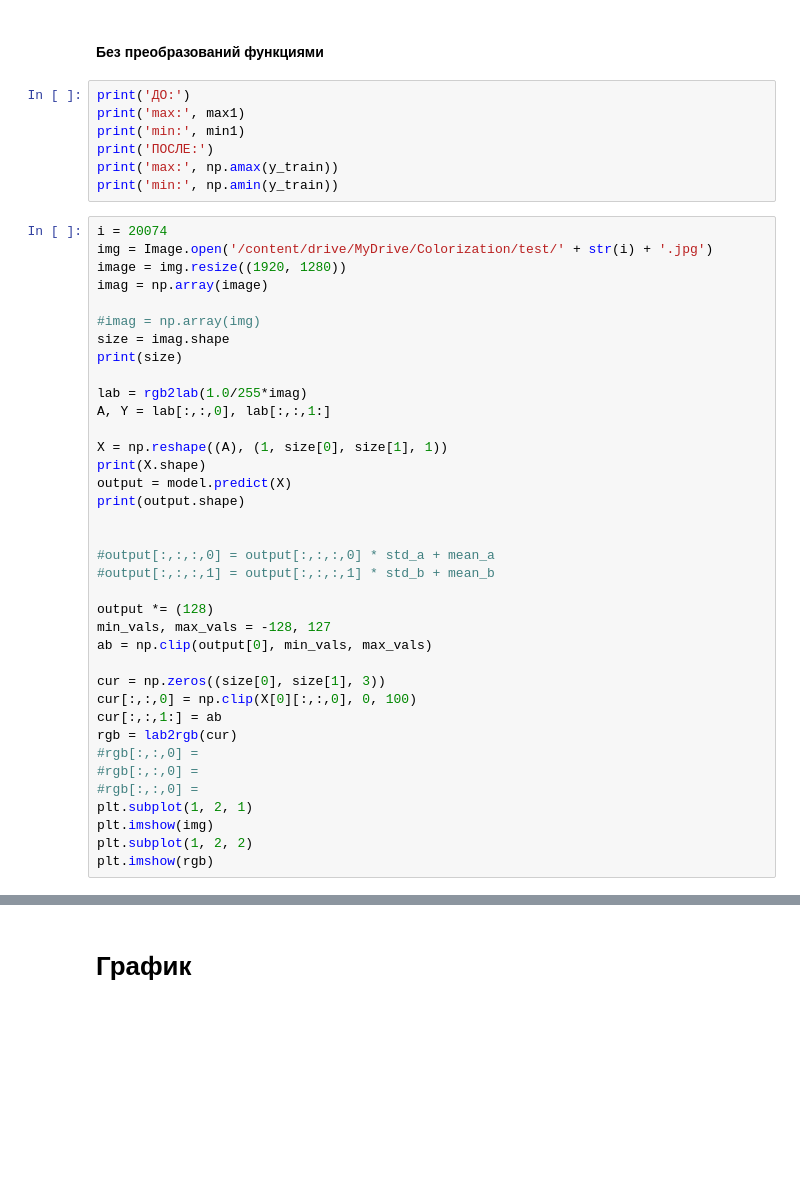
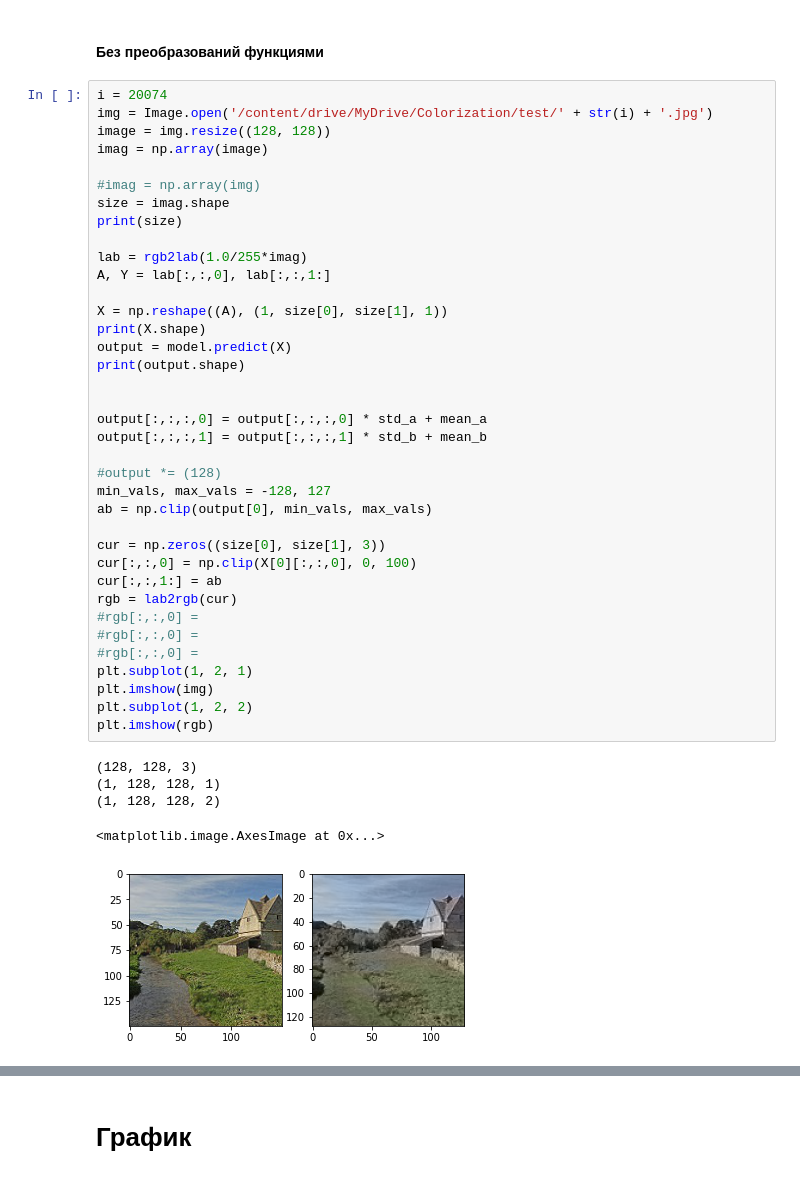
Before and after one commit to flowergum/Colorization, a Jupyter notebook: Color_small.ipynb, the cells around one changed output, grey strips where cells are left out. Cells and saved outputs as stored; diff of their text form; blank space fills up the shorter version.

```diff
--- a/Color_small.ipynb
+++ b/Color_small.ipynb
@@ -335,47 +309,46 @@ plt.imshow(predict)
 [figure]
 # %% [markdown]
 #### Без преобразований функциями
-# %%
-print('ДО:')
-print('max:', max1)
-print('min:', min1)
-print('ПОСЛЕ:')
-print('max:', np.amax(y_train))
-print('min:', np.amin(y_train))
 # %%
 i = 20074
 img = Image.open('/content/drive/MyDrive/Colorization/test/' + str(i) + '.jpg')
-image = img.resize((1920, 1280))
+image = img.resize((128, 128))
 imag = np.array(image)
 
 #imag = np.array(img)
 size = imag.shape
 print(size)
 
 lab = rgb2lab(1.0/255*imag)
 A, Y = lab[:,:,0], lab[:,:,1:]
 
 X = np.reshape((A), (1, size[0], size[1], 1))
 print(X.shape)
 output = model.predict(X)
 print(output.shape)
 
 
-#output[:,:,:,0] = output[:,:,:,0] * std_a + mean_a
-#output[:,:,:,1] = output[:,:,:,1] * std_b + mean_b
+output[:,:,:,0] = output[:,:,:,0] * std_a + mean_a
+output[:,:,:,1] = output[:,:,:,1] * std_b + mean_b
 
-output *= (128)
+#output *= (128)
 min_vals, max_vals = -128, 127
 ab = np.clip(output[0], min_vals, max_vals)
 
 cur = np.zeros((size[0], size[1], 3))
 cur[:,:,0] = np.clip(X[0][:,:,0], 0, 100)
 cur[:,:,1:] = ab
 rgb = lab2rgb(cur)
 #rgb[:,:,0] =
 #rgb[:,:,0] =
 #rgb[:,:,0] =
 plt.subplot(1, 2, 1)
 plt.imshow(img)
 plt.subplot(1, 2, 2)
 plt.imshow(rgb)
+# %% [output]
+(128, 128, 3)
+(1, 128, 128, 1)
+(1, 128, 128, 2)
+<matplotlib.image.AxesImage at 0x...>
+[figure, added]
```
Also changed, not shown: parts of 20 cells of this notebook.
